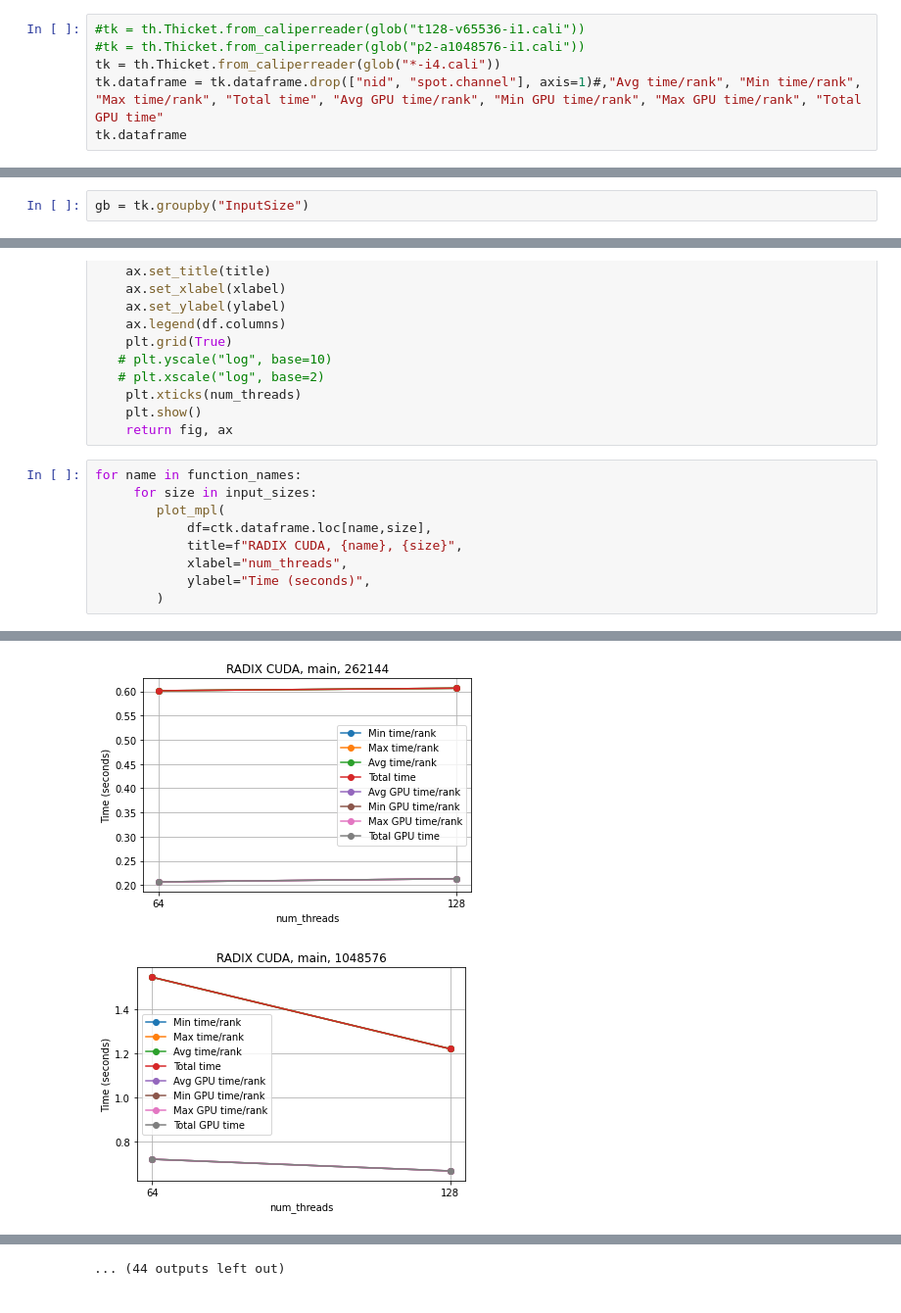
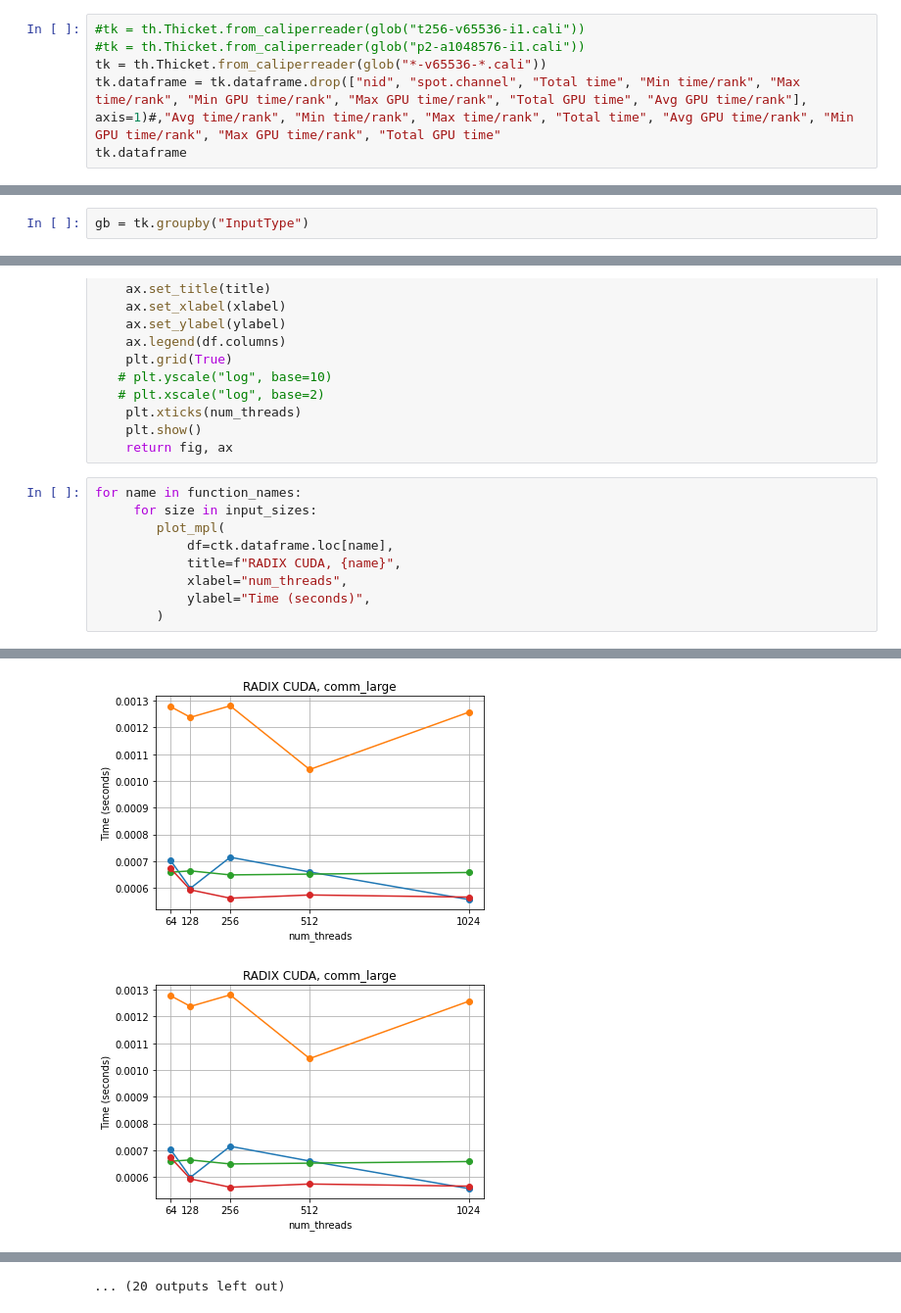
Before and after one commit to reaganreit/435Project, a Jupyter notebook: Builds/CUDA/radixCUDA.ipynb, the cells around one changed output, grey strips where cells are left out. Shown: that part at 98% size. Saved outputs shown, nothing was run; the diff lists cells and outputs as text.

Commit message:
graphs for one input size and all input types

```diff
--- a/Builds/CUDA/radixCUDA.ipynb
+++ b/Builds/CUDA/radixCUDA.ipynb
@@ -11,9 +11,9 @@ import thicket as th
 pd.set_option("display.max_rows", None)
 pd.set_option("display.max_columns", None)
 # %%
-#tk = th.Thicket.from_caliperreader(glob("t128-v65536-i1.cali"))
+#tk = th.Thicket.from_caliperreader(glob("t256-v65536-i1.cali"))
 #tk = th.Thicket.from_caliperreader(glob("p2-a1048576-i1.cali"))
-tk = th.Thicket.from_caliperreader(glob("*-i4.cali"))
-tk.dataframe = tk.dataframe.drop(["nid", "spot.channel"], axis=1)#,"Avg time/rank", "Min time/rank", "Max time/rank", "Total time", "Avg GPU time/rank", "Min GPU time/rank", "Max GPU time/rank", "Total GPU time"
+tk = th.Thicket.from_caliperreader(glob("*-v65536-*.cali"))
+tk.dataframe = tk.dataframe.drop(["nid", "spot.channel", "Total time", "Min time/rank", "Max time/rank", "Min GPU time/rank", "Max GPU time/rank", "Total GPU time", "Avg GPU time/rank"], axis=1)#,"Avg time/rank", "Min time/rank", "Max time/rank", "Total time", "Avg GPU time/rank", "Min GPU time/rank", "Max GPU time/rank", "Total GPU time"
 tk.dataframe
 # %% [output]
@@ -89,5 +91,5 @@ Index(['cali.caliper.version', 'spot.metrics', 'spot.timeseries.metrics',
        'comp', 'comm_large', 'comp_large', 'correctness_check', 'cudaMemcpy'],
       dtype='object')
 # %%
-gb = tk.groupby("InputSize")
+gb = tk.groupby("InputType")
 # %% [output]
@@ -156,8 +158,8 @@ def plot_mpl(df, title, xlabel, ylabel):
 for name in function_names:
      for size in input_sizes:
         plot_mpl(
-            df=ctk.dataframe.loc[name,size],
-            title=f"RADIX CUDA, {name}, {size}",
+            df=ctk.dataframe.loc[name],
+            title=f"RADIX CUDA, {name}",
             xlabel="num_threads",
             ylabel="Time (seconds)",
         )
@@ -173,2 +175,2 @@ for name in function_names:
-[figure, old version]
+[figure, new version]
-[figure, old version]
+[figure, new version]
@@ -177 +179 @@ for name in function_names:
-... (44 outputs left out)
+... (20 outputs left out)
```
Also changed, not shown: parts of 6 cells of this notebook.
